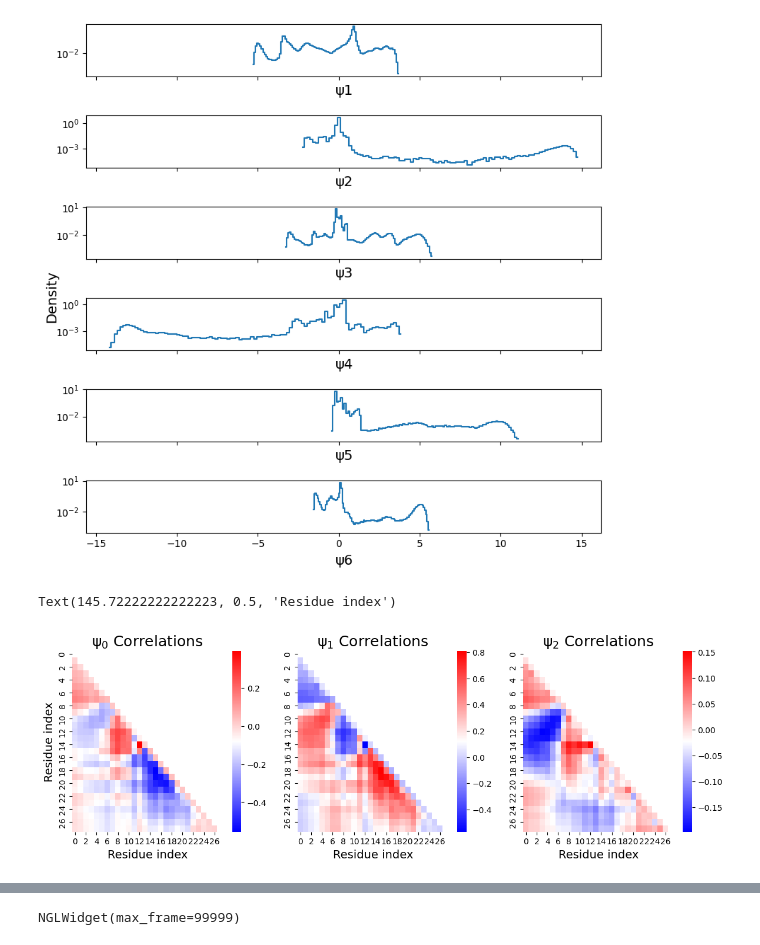
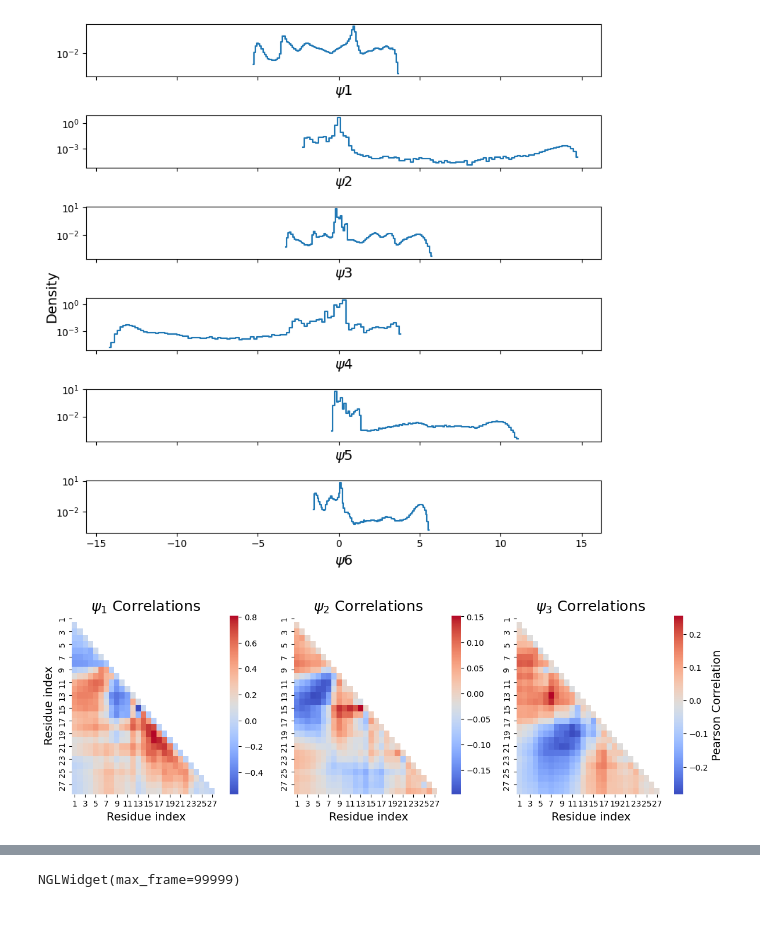
Before and after one commit to mrjoness/LSS_BBA, a Jupyter notebook: BBA_LSS.ipynb, the cells around one changed output, grey strips where cells are left out. Drawn from its saved outputs; the diff is of its cells as text; code cells hidden in the pictures; blank space fills up the shorter version.

```diff
--- a/BBA_LSS.ipynb
+++ b/BBA_LSS.ipynb
@@ -31,9 +31,11 @@ trj_fnames = sorted(glob.glob(f'{load_path}/1FME-0-c-alpha-00*.dcd'))
 top_fname = f'{load_path}/1FME-0-c-alpha.pdb'
 save_freq = 200 # ps
 # %%
-# load  frame
+# center frames and superpose each frame on reference
+trjs = [md.load(t, top=top_fname).center_coordinates() for t in trj_fnames]
+ref_frame = trjs[0][0]
+trjs = [t.superpose(ref_frame, 0) for t in trjs]
 
-trjs = [md.load(t, top=top_fname).center_coordinates() for t in trj_fnames]
 print(len(trjs), trjs[0].xyz.shape)
 # %% [output]
 10 (100000, 28, 3)
@@ -116,7 +118,7 @@ lag_n = 50  # (10 ns)  selected based on previous hyperparam check
 
 load_pretrained_snrv = True
 save_new_model = False
-model_save_path = './BBA_pretrained/model_snrv-3.pth'
+model_save_path = './collab_files/model_snrv-3.pth'
 
 if load_pretrained_snrv:
     ckp = torch.load(model_save_path)
@@ -186,7 +188,7 @@ import deeptime as dt
 tica = dt.decomposition.TICA(lagtime=5, dim=2)
 TICs = tica.fit_transform([a.numpy() for a in coords_torch]).reshape(-1, 2)
 # %%
-fig, axes = plt.subplots(1, 6, figsize = (18, 3), sharey=True, sharex=True)
+fig, axes = plt.subplots(2, 3, figsize = (12, 6), sharey=True, sharex=True)
 axes = axes.flatten()
 stride = 10
 
@@ -195,10 +197,10 @@ for e in range(1, evecs.shape[1]):
     ax = axes[e-1]
 
     im = ax.scatter(TICs[::stride, 0], TICs[::stride, 1], c=evec, s=10, cmap='coolwarm')
-    ax.set_xlabel('$TIC_0$', fontsize=18)
-    ax.set_ylabel('$TIC_1$', fontsize=18)
+    ax.set_xlabel('$TIC_1$', fontsize=18)
+    ax.set_ylabel('$TIC_2$', fontsize=18)
     cbar = plt.colorbar(im, ax=ax)
-    cbar.set_label(f'EV$_{e}$', size=18)
+    cbar.set_label(f'$\psi_{e}$', size=18)
 
 plt.tight_layout()
 # %% [output]
@@ -249,36 +231,47 @@ plt.tight_layout()
 # %% [output]
 [figure]
 # %%
-# Interpret modesl by checking correlations against input features (pairwise distances)
+# Interpret models by checking correlations against input features (pairwise distances)
 
 fig, axes = plt.subplots(1, 3, figsize=(14, 4))
 
 all_feats = np.concatenate(coords_torch)
 num_features = all_feats.shape[1]
 nres = trjs[0].n_residues
 
 for evec_idx, ax in enumerate(axes):
 
     heatmap = np.zeros((nres, nres))
     correlations = np.zeros(num_features)
     cnt = 0
 
     for i in range(num_features):
-        correlations[i], _ = pearsonr(all_feats[:, i], evecs[:, evec_idx])
+        correlations[i], _ = pearsonr(all_feats[:, i], evecs[:, evec_idx + 1])
 
     for i in range(len(heatmap)):
         for j in range(i+1, nres):
             heatmap[i, j] = correlations[cnt]
             heatmap[j, i] = correlations[cnt]
             cnt += 1
 
     mask = np.triu(np.ones_like(heatmap, dtype=bool))
-    sns.heatmap(heatmap, mask=mask, cmap='bwr', ax=ax)
 
-    ax.set_title(f'$\psi_{evec_idx}$ Correlations', fontsize=18)
+    if evec_idx == 2:
+            sns.heatmap(heatmap, mask=mask, cmap='coolwarm', ax=ax,
+                        cbar_kws={'label': 'Pearson Correlation'})
+    else:
+        sns.heatmap(heatmap, mask=mask, cmap='coolwarm', ax=ax)
+
+    ax.set_title(f'$\psi_{evec_idx+1}$ Correlations', fontsize=18)
     ax.set_xlabel('Residue index', fontsize=14)
 
+    ax.set_xticklabels(1 + 2*np.arange(14))
+    ax.set_yticklabels(1 + 2*np.arange(14))
+
 axes[0].set_ylabel('Residue index', fontsize=14)
+
+cbar = ax.collections[-1].colorbar
+cbar.set_label('Pearson Correlation', size=14)
+cbar.ax.yaxis.label.set_size(14)
 # %% [output]
-Text(145.72222222222223, 0.5, 'Residue index')
-[figure, old version]
+[figure, new version]
```
Also changed, not shown: parts of 24 cells of this notebook, 2 other files.
